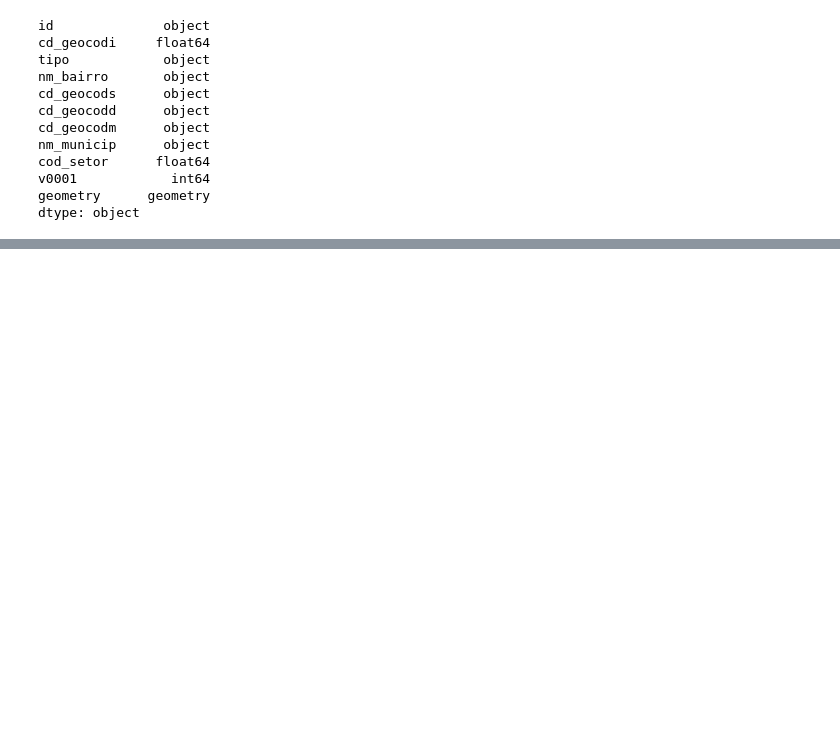
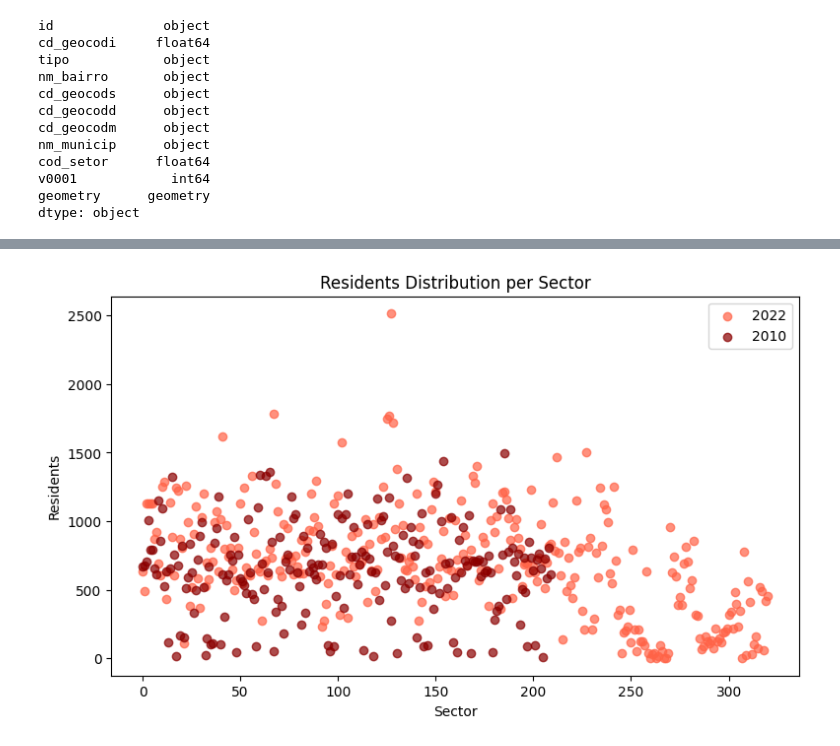
Before and after one commit to earapanos/Census10-22-DataAnalytics, a Jupyter notebook: data-analytics-and-visualization-palho-a-br.ipynb, the cells around one changed output, grey strips where cells are left out. Saved outputs shown, nothing was run; the diff lists cells and outputs as text; code cells hidden in the pictures; blank space fills up the shorter version.

```diff
--- a/data-analytics-and-visualization-palho-a-br.ipynb
+++ b/data-analytics-and-visualization-palho-a-br.ipynb
@@ -164,0 +244,26 @@ sa_df10.plot()
+# %%
+# set the personalized color palette
+colors = ['#FF6347', '#8B0000']
+
+# create a figure and axis
+fig, ax = plt.subplots(figsize=(9, 5))
+
+# plot v0001 values for 2022
+ax.scatter(range(len(sa_df22)), sa_df22['v0001'], label='2022', color=colors[0], alpha=0.7)
+
+# plot v0001 values for 2010
+ax.scatter(range(len(sa_df10)), sa_df10['v0001'], label='2010', color=colors[1], alpha=0.7)
+
+# set labels and title
+ax.set_xlabel('Sector')
+ax.set_ylabel('Residents')
+ax.set_title('Residents Distribution per Sector')
+
+# add a legend
+ax.legend()
+
+# save and show the plot
+plt.savefig('scatter_plot.png')
+plt.show()
+# %% [output]
+[figure, added]
```
Also changed, not shown: parts of 30 cells of this notebook.
